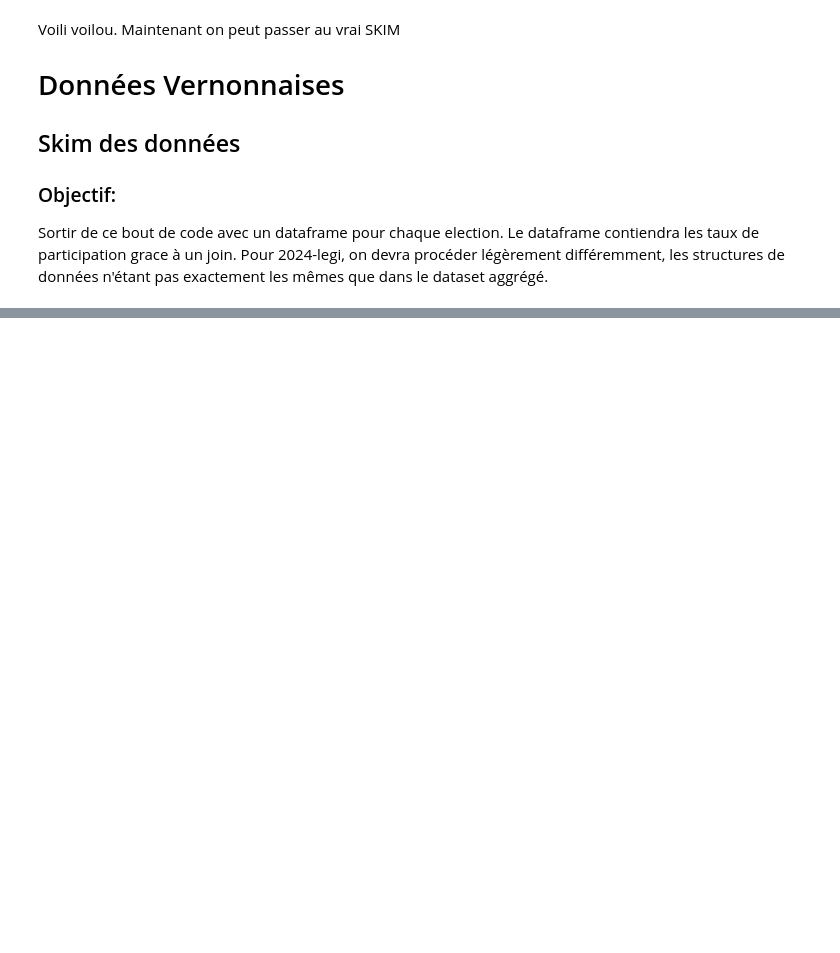
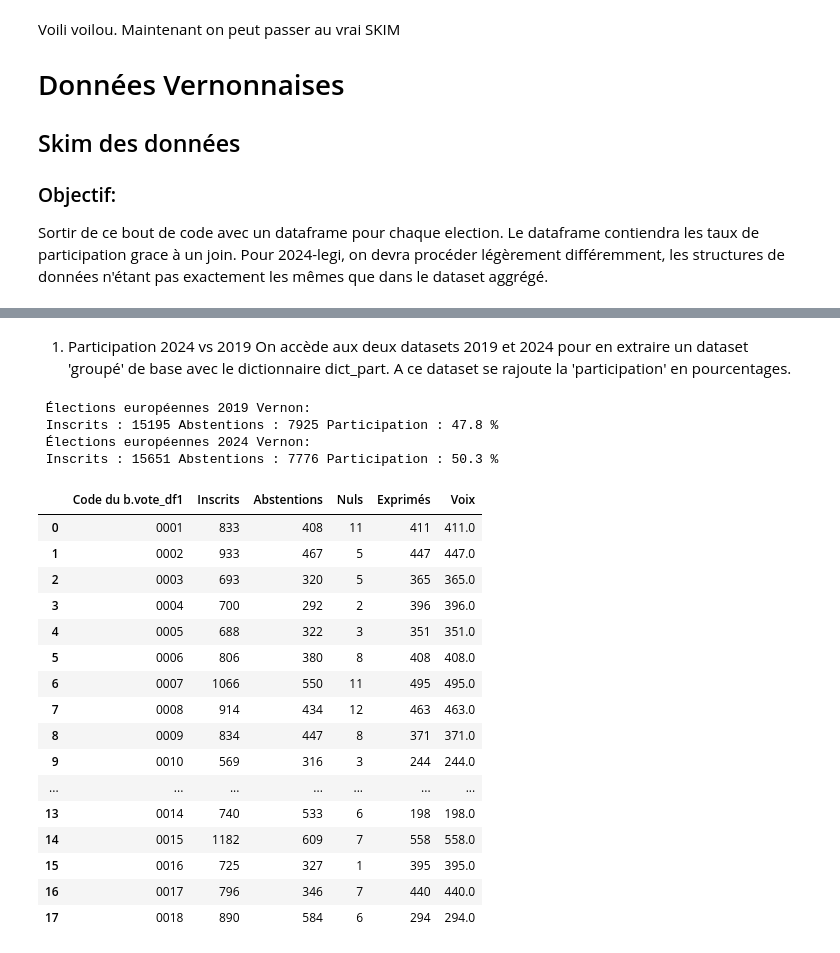
Before and after one commit to nfilipov/eda, a Jupyter notebook: Skim-1.ipynb, the cells around one changed output, grey strips where cells are left out. Saved outputs shown, nothing was run; the diff lists cells and outputs as text; code cells hidden in the pictures; blank space fills up the shorter version.

```diff
--- a/Skim-1.ipynb
+++ b/Skim-1.ipynb
@@ -504,0 +490,69 @@ Length: 190, dtype: object
+# %% [markdown]
+1. Participation 2024 vs 2019
+On accède aux deux datasets 2019 et 2024 pour en extraire un dataset 'groupé' de base avec le dictionnaire dict_part. A ce dataset se rajoute la 'participation' en pourcentages.
+# %%
+#ouverture data
+import pandas as pd
+
+#europeennes
+df_2019 = pd.read_parquet('~/data/elections/eda/minieda/Vernon/2019_euro_t1.parquet')
+df_2024_e =pd.read_parquet('~/data/elections/eda/minieda/Vernon/2024_euro_t1.parquet')
+
+# Exemple d'analyse
+dict_part = {
+    'Inscrits' : 'first',
+    'Abstentions': 'first',
+    'Nuls' : 'first' ,
+    'Abstentions' : 'first',
+    'Exprimés': 'first',
+    'Voix' : 'sum'
+    }
+#print(df_2019.head(50))
+grouped_2019 = df_2019.groupby('Code du b.vote_df1').agg(dict_part).reset_index()
+grouped_2024_e = df_2024_e.groupby('Code du b.vote_df1').agg(dict_part).reset_index()
+
+participation_2019 = (grouped_2019['Inscrits'] - grouped_2019['Abstentions'])/ grouped_2019['Inscrits']
+participation_2024_e = (grouped_2024_e['Inscrits'] - grouped_2024_e['Abstentions']) / grouped_2024_e['Inscrits']
+
+Inscrits_vernon_2019 = grouped_2019['Inscrits'].sum()
+Abstentions_vernon_2019 = grouped_2019['Abstentions'].sum()
+Inscrits_vernon_2024_e = grouped_2024_e['Inscrits'].sum()
+Abstentions_vernon_2024_e = grouped_2024_e['Abstentions'].sum()
+Participation_vernon_2019 = (Inscrits_vernon_2019-Abstentions_vernon_2019)/Inscrits_vernon_2019
+Participation_vernon_2024_e = (Inscrits_vernon_2024_e-Abstentions_vernon_2024_e)/Inscrits_vernon_2024_e
+diff_inscrits = grouped_2024_e['Inscrits']-grouped_2019['Inscrits']
+#Inscrits_vernon_2019, Abstentions_vernon_2019, Participation_vernon_2019
+
+print(" Élections européennes 2019 Vernon:\n Inscrits :",Inscrits_vernon_2019,
+      "Abstentions :",Abstentions_vernon_2019,"Participation :",format(100*Participation_vernon_2019,'.1f'),"%\n",
+      "Élections européennes 2024 Vernon:\n Inscrits :",Inscrits_vernon_2024_e,
+      "Abstentions :",Abstentions_vernon_2024_e,"Participation :",format(100*Participation_vernon_2024_e,'.1f'),"%\n")
+
+#print(Inscrits_2019)
+#.agg({'Voix' : 'sum', 'Libellé Abrégé Liste' : }))
+#Inscrits_2024 = df_2024_e.groupby('Inscrits')['Voix'].sum()
+#print(Inscrits_2019, Inscrits_2024)
+
+grouped_2019
+# %% [output]
+ Élections européennes 2019 Vernon:
+ Inscrits : 15195 Abstentions : 7925 Participation : 47.8 %
+ Élections européennes 2024 Vernon:
+ Inscrits : 15651 Abstentions : 7776 Participation : 50.3 %
+|  | Code du b.vote_df1 | Inscrits | Abstentions | Nuls | Exprimés | Voix |
+| 0 | 0001 | 833 | 408 | 11 | 411 | 411.0 |
+| 1 | 0002 | 933 | 467 | 5 | 447 | 447.0 |
+| 2 | 0003 | 693 | 320 | 5 | 365 | 365.0 |
+| 3 | 0004 | 700 | 292 | 2 | 396 | 396.0 |
+| 4 | 0005 | 688 | 322 | 3 | 351 | 351.0 |
+| 5 | 0006 | 806 | 380 | 8 | 408 | 408.0 |
+| 6 | 0007 | 1066 | 550 | 11 | 495 | 495.0 |
+| 7 | 0008 | 914 | 434 | 12 | 463 | 463.0 |
+| 8 | 0009 | 834 | 447 | 8 | 371 | 371.0 |
+| 9 | 0010 | 569 | 316 | 3 | 244 | 244.0 |
+| ... | ... | ... | ... | ... | ... | ... |
+| 13 | 0014 | 740 | 533 | 6 | 198 | 198.0 |
+| 14 | 0015 | 1182 | 609 | 7 | 558 | 558.0 |
+| 15 | 0016 | 725 | 327 | 1 | 395 | 395.0 |
+| 16 | 0017 | 796 | 346 | 7 | 440 | 440.0 |
+| 17 | 0018 | 890 | 584 | 6 | 294 | 294.0 |
```
Also changed, not shown: parts of 29 cells of this notebook, 2 other files.
